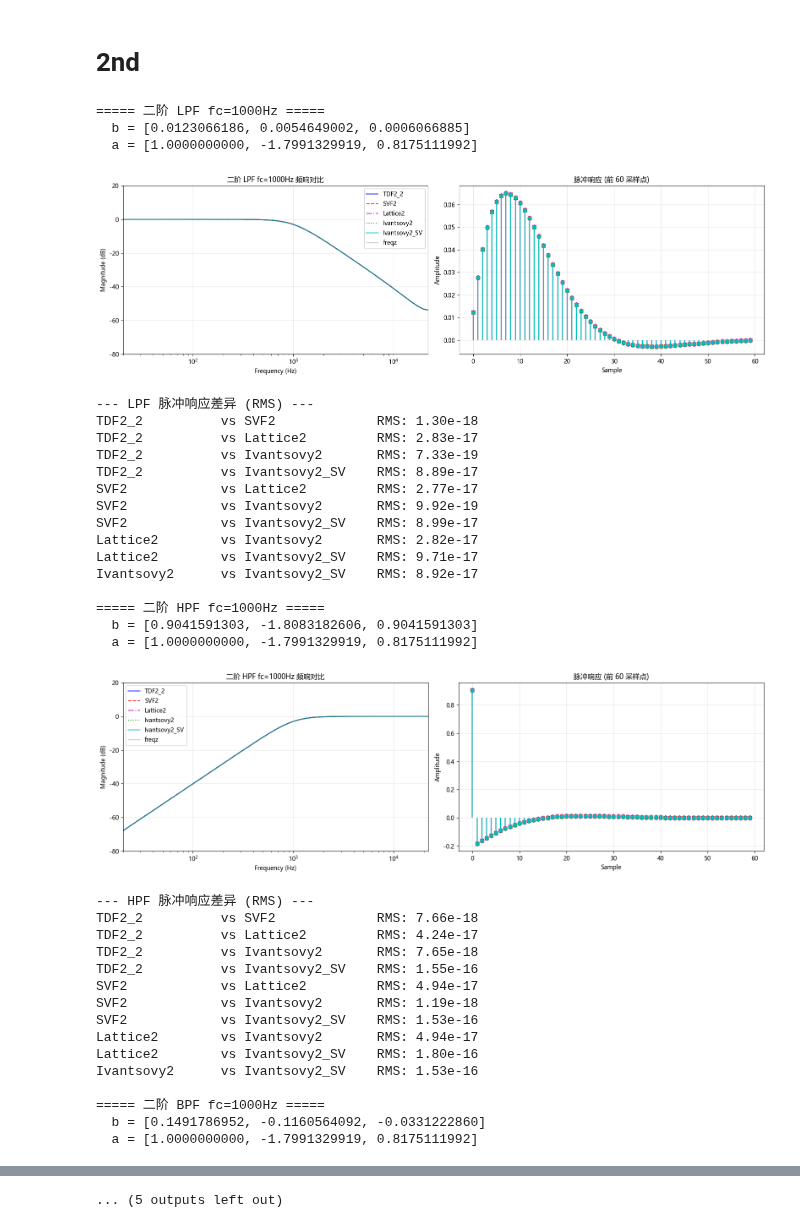
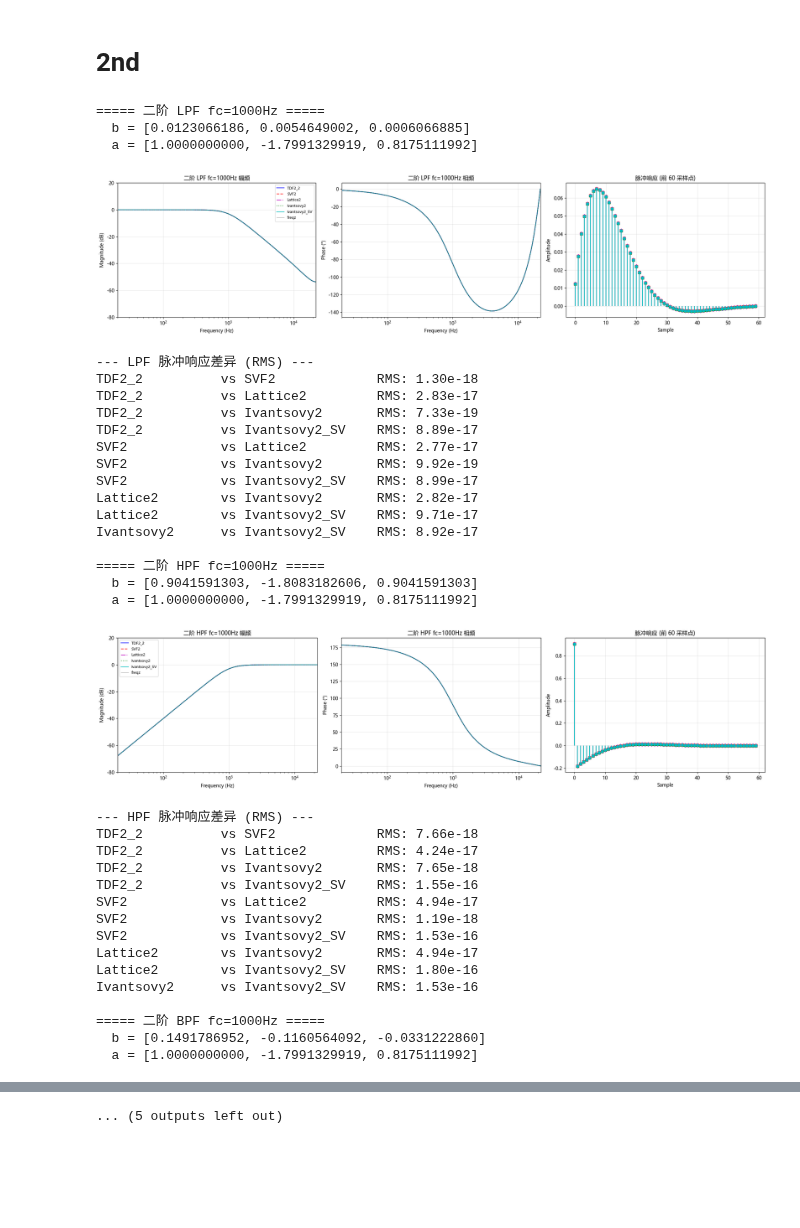
Before and after one commit to a5632645/qwqdsp, a Jupyter notebook: notebooks/ivantsovy_state_space.ipynb, the cells around one changed output, grey strips where cells are left out. Saved outputs shown, nothing was run; the diff lists cells and outputs as text; code cells hidden in the pictures; blank space fills up the shorter version.

```diff
--- a/notebooks/ivantsovy_state_space.ipynb
+++ b/notebooks/ivantsovy_state_space.ipynb
@@ -748,7 +758,7 @@ def test_second_order(filter_type, fc=1000.0, fs=44100.0, sigma=2.0, zeta=1.0/np
     v3 = get_second_order_coefficients_v3(filter_type, fc, fs, zeta=zeta, sigma=sigma)
     v4 = get_second_order_coefficients_v4(filter_type, fc, fs, zeta=zeta, sigma=sigma)
     name_map = {"lp": "LPF", "hp": "HPF", "bp": "BPF", "bs": "BSF",
-                "ap": "APF", "notch": "Notch", "peak": "Peak", "ls": "LSF", "hs": "HSF"}
+                "ap": "APF", "notch": "Notch", "ls": "LSF", "hs": "HSF"}
     name = name_map.get(filter_type, filter_type.upper())
     print(f"\n===== 二阶 {name} fc={fc}Hz =====")
     print(f"  b = [{b[0]:.10f}, {b[1]:.10f}, {b[2]:.10f}]")
@@ -772,46 +782,58 @@ def test_second_order(filter_type, fc=1000.0, fs=44100.0, sigma=2.0, zeta=1.0/np
     w, h_ref = signal.freqz(b, a, worN=N, fs=fs)
     H_ref = 20 * np.log10(np.abs(h_ref) + 1e-15)
 
-    plt.figure(figsize=(16, 5))
-    plt.subplot(1, 2, 1)
+    plt.figure(figsize=(20, 5))
+    plt.subplot(1, 3, 1)
     for data, c, ls in [(out_tdf2, 'b', '-'), (out_svf, 'r', '--'), (out_lat, 'm', '-.'), (out_iv2, 'g', ':'), (out_iv_sv, 'c', '-')]:
         H = 20 * np.log10(np.abs(np.fft.rfft(data)) + 1e-15)
         plt.plot(freq, H, c+ls, lw=1.5, alpha=0.8)
-    plt.plot(w, H_ref, 'k-', label='freqz ref', lw=1, alpha=0.3)
+    plt.plot(w, H_ref, 'k-', lw=1, alpha=0.3)
     plt.xscale('log'); plt.xlim(20, fs/2); plt.ylim(-80, 20)
     plt.xlabel('Frequency (Hz)'); plt.ylabel('Magnitude (dB)')
-    plt.title(f'二阶 {name} fc={fc}Hz 频响对比')
-    plt.grid(True, alpha=0.3); plt.legend(['TDF2_2','SVF2','Lattice2','Ivantsovy2','Ivantsovy2_SV','freqz'])
+    plt.title(f'二阶 {name} fc={fc}Hz 幅频')
+    plt.grid(True, alpha=0.3)
+    plt.legend(['TDF2_2','SVF2','Lattice2','Ivantsovy2','Ivantsovy2_SV','freqz'], fontsize=8)
 
-    plt.subplot(1, 2, 2)
+    plt.subplot(1, 3, 2)
+    for data, c, ls in [(out_tdf2, 'b', '-'), (out_svf, 'r', '--'), (out_lat, 'm', '-.'), (out_iv2, 'g', ':'), (out_iv_sv, 'c', '-')]:
+        P = np.angle(np.fft.rfft(data), deg=True)
+        plt.plot(freq, P, c+ls, lw=1.5, alpha=0.8)
+    P_ref = np.angle(h_ref, deg=True)
+    plt.plot(w, P_ref, 'k-', lw=1, alpha=0.3)
+    plt.xscale('log'); plt.xlim(20, fs/2)
+    plt.xlabel('Frequency (Hz)'); plt.ylabel('Phase (°)')
+    plt.title(f'二阶 {name} fc={fc}Hz 相频')
+    plt.grid(True, alpha=0.3)
+
+    plt.subplot(1, 3, 3)
     n_show = 60
     for data, c, m in [(out_tdf2, 'b', 'o'), (out_svf, 'r', 's'), (out_lat, 'm', 'd'), (out_iv2, 'g', '^'), (out_iv_sv, 'c', 'h')]:
         plt.stem(range(n_show), data[:n_show], linefmt=c+'-', markerfmt=c+m, basefmt=' ')
     plt.xlabel('Sample'); plt.ylabel('Amplitude')
     plt.title('脉冲响应 (前 60 采样点)'); plt.grid(True, alpha=0.3)
 
     plt.tight_layout(); plt.show()
 
     pairs = [("TDF2_2", out_tdf2), ("SVF2", out_svf), ("Lattice2", out_lat), ("Ivantsovy2", out_iv2), ("Ivantsovy2_SV", out_iv_sv)]
     print(f"--- {name} 脉冲响应差异 (RMS) ---")
     for i, (n1, o1) in enumerate(pairs):
         for n2, o2 in pairs[i+1:]:
             print(f"{n1:15s} vs {n2:15s}  RMS: {np.sqrt(np.mean((o1-o2)**2)):.2e}")
 
 # === 运行测试 ===
 test_second_order("lp", 1000)
 test_second_order("hp", 1000)
 test_second_order("bp", 1000)
 test_second_order("notch", 1000)
 test_second_order("ap", 1000)
 test_second_order("bs", 1000)
 test_second_order("ls", 1000)
 test_second_order("hs", 1000)
 # %% [output]
 ===== 二阶 LPF fc=1000Hz =====
   b = [0.0123066186, 0.0054649002, 0.0006066885]
   a = [1.0000000000, -1.7991329919, 0.8175111992]
-[figure, old version]
+[figure, new version]
 --- LPF 脉冲响应差异 (RMS) ---
 TDF2_2          vs SVF2             RMS: 1.30e-18
 TDF2_2          vs Lattice2         RMS: 2.83e-17
@@ -827,7 +849,7 @@ Ivantsovy2      vs Ivantsovy2_SV    RMS: 8.92e-17
 ===== 二阶 HPF fc=1000Hz =====
   b = [0.9041591303, -1.8083182606, 0.9041591303]
   a = [1.0000000000, -1.7991329919, 0.8175111992]
-[figure, old version]
+[figure, new version]
 --- HPF 脉冲响应差异 (RMS) ---
 TDF2_2          vs SVF2             RMS: 7.66e-18
 TDF2_2          vs Lattice2         RMS: 4.24e-17
```
Also changed, not shown: parts of 2 cells of this notebook.
